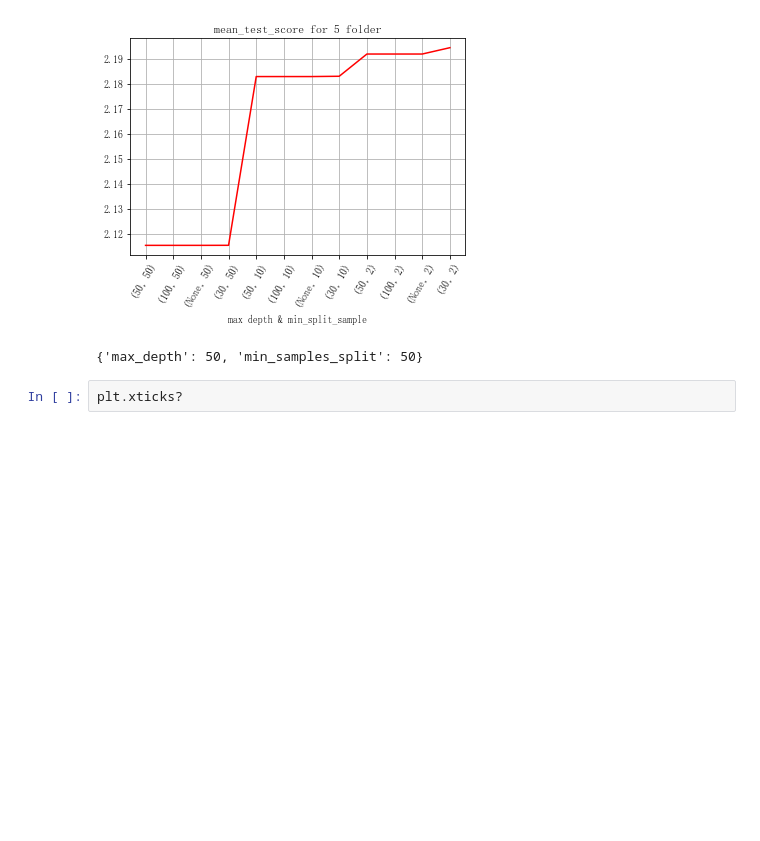
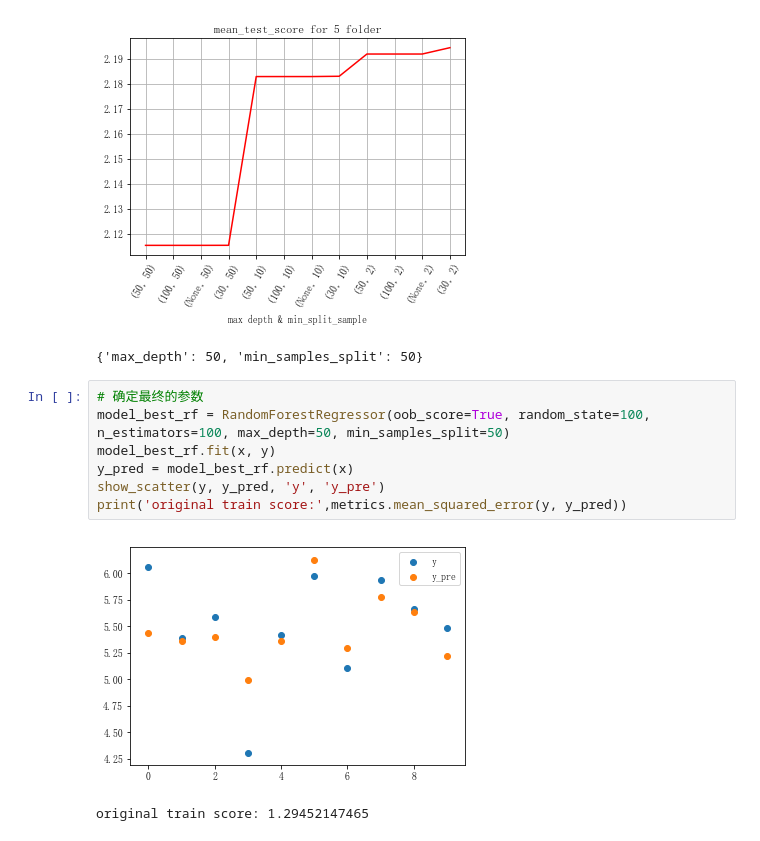
Before and after one commit to dapaohou/-, a Jupyter notebook: src/feature project.ipynb, the cells around one changed output. Drawn from its saved outputs; the diff is of its cells as text; blank space fills up the shorter version.

```diff
--- a/src/feature project.ipynb
+++ b/src/feature project.ipynb
@@ -309,5 +296,13 @@ grid_cv_2.best_params_
 # %% [output]
 [figure]
 {'max_depth': 50, 'min_samples_split': 50}
-# %%
-plt.xticks?
+# %%
+# 确定最终的参数
+model_best_rf = RandomForestRegressor(oob_score=True, random_state=100, n_estimators=100, max_depth=50, min_samples_split=50)
+model_best_rf.fit(x, y)
+y_pred = model_best_rf.predict(x)
+show_scatter(y, y_pred, 'y', 'y_pre')
+print('original train score:',metrics.mean_squared_error(y, y_pred))
+# %% [output]
+[figure, added]
+original train score: 1.29452147465
```
Also changed, not shown: parts of 9 cells of this notebook, 2 other files.
